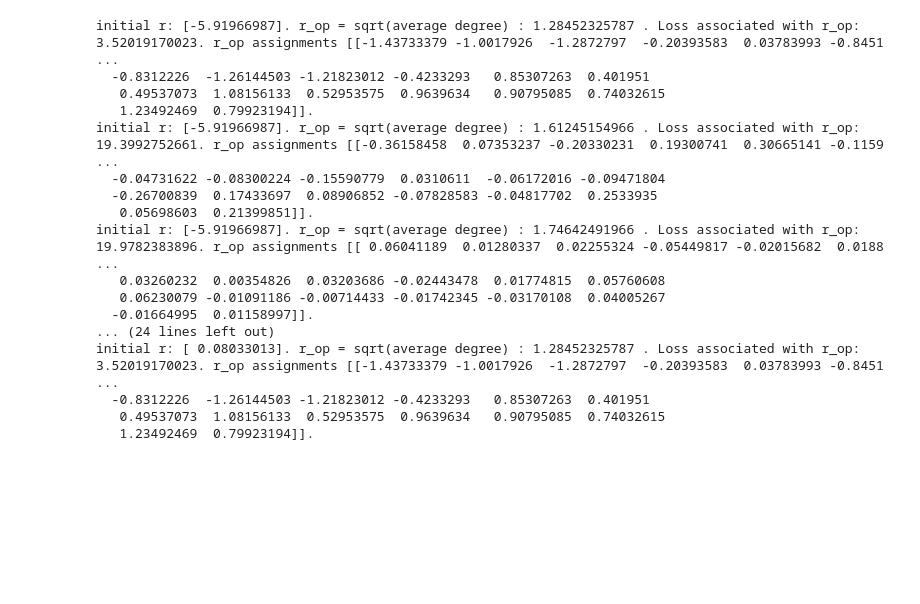
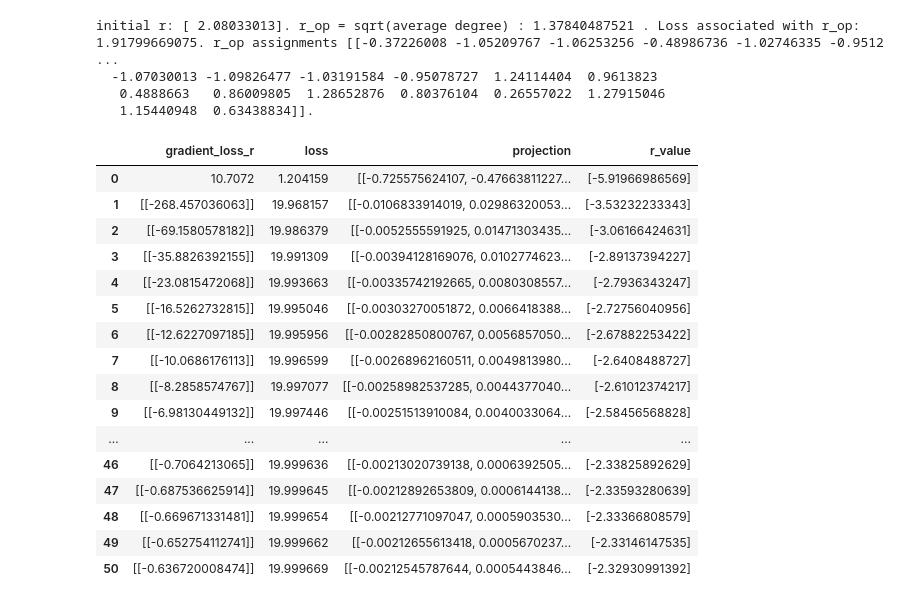
Before and after one commit to lishali/clusternet, a Jupyter notebook: csv_performance.ipynb, the cells around one changed output. Cells and saved outputs as stored; diff of their text form; code cells hidden in the pictures; blank space fills up the shorter version.

```diff
--- a/csv_performance.ipynb
+++ b/csv_performance.ipynb
@@ -80,7 +81,6 @@ def test_svm_cluster(communities = 2, group_size = 10, seed=1, seed_r=1, p=0.8,
 
 
     BH = (tf.square(r)-1)*tf.diag(tf.ones(shape=[communities*group_size], dtype=tf.float64))-tf.mul(r, B)+Diag
-
 
     with tf.Session() as sess:
         g = tf.get_default_graph()
@@ -132,15 +132,10 @@ def test_svm_cluster(communities = 2, group_size = 10, seed=1, seed_r=1, p=0.8,
 
             sess.run(init)
             a,b,c,d= sess.run([r, r_op, r_op_loss, tf.transpose(r_op_projection_a)])
-            a_lst = []
-            b_lst = []
-            c_lst = []
-            d_lst = []
-
-            a_lst.append(a)
-            b_lst.append(b)
-            c_lst.append(c)
-            d_lst.append(d)
+            a_lst = [a]
+            b_lst = [b]
+            c_lst = [c]
+            d_lst = [d]
 
             print "initial r: {}. r_op = sqrt(average degree) : {} . Loss associated with r_op: {}. r_op assignments {}.".format(a, b, c, d)
             for i in range(iterations):
@@ -169,18 +164,15 @@ def test_svm_cluster(communities = 2, group_size = 10, seed=1, seed_r=1, p=0.8,
     d.to_csv("/Users/xiangli/Desktop/clusternet/plot_data/r{}rate{}p{}q{}iterations{}step{}.csv".format(mean, l_rate, p, q, iterations, print_ratio))
     return  d
 # %%
-
 r_list = [i for i in range(-6, 7, 2)]
-p_q_pairs = [(0.4, 0.05), (0.4,0.2), (0.4, 0.3)]
-l_rate_lst = [10**(-i)/3 for i in range(3, 6, 1)]
-
-
-l_rate_dic = {i: l_rate_lst[i] for i in range(len(l_rate_lst))}
-r_list_dic = {i: r_list[i] for i in range(len(r_list))}
-pq_pairs_dict = {i: p_q_pairs[i] for i in range(len(p_q_pairs))}
+p_q_pairs = [(0.3, 0.05)]
+l_rate_lst = [10**(-i)/3 for i in range(3, 5, 1)]
 # %%
+tmp = {}
 for l in range(len(l_rate_lst)):
     for k in range(len(r_list)):
         for j in range(len(p_q_pairs)):
-            print l_rate_lst[l], r_list[k], p_q_pairs[j]
+            tmp["{}{}{}".format(l,k,j)] = test_svm_cluster(communities = 2, group_size = 10, seed=100, seed_r=2000, p=p_q_pairs[j][0],
+                               q=p_q_pairs[j][1], name='grassman_with_2d', projection_dim=2, iterations=500,
+                     print_ratio=10, l_rate=l_rate_lst[l], mean=r_list[k], sd=0.2)
 # %% [output]
@@ -204,25 +196,29 @@ for l in range(len(l_rate_lst)):
 # %%
-for l in range(len(l_rate_lst)):
-    for k in range(len(r_list)):
-        for j in range(len(p_q_pairs)):
-            test_svm_cluster(communities = 2, group_size = 10, seed=100, seed_r=2000, p=p_q_pairs[j][0],
-                               q=p_q_pairs[j][1], name='grassman_with_2d', projection_dim=2, iterations=5000,
-                     print_ratio=100, l_rate=l_rate_lst[l], mean=r_list[k], sd=0.2)
+d = test_svm_cluster(communities = 2, group_size = 10, seed=100, seed_r=2000, p=p_q_pairs[j][0],
+                               q=p_q_pairs[j][1], name='grassman_with_2d', projection_dim=2, iterations=500,
+                     print_ratio=10, l_rate=l_rate_lst[l], mean=r_list[k], sd=0.2)
 # %% [output]
-initial r: [-5.91966987]. r_op = sqrt(average degree) : 1.28452325787 . Loss associated with r_op: 3.52019170023. r_op assignments [[-1.43733379 -1.0017926  -1.2872797  -0.20393583  0.03783993 -0.8451 ...
-  -0.8312226  -1.26144503 -1.21823012 -0.4233293   0.85307263  0.401951
-   0.49537073  1.08156133  0.52953575  0.9639634   0.90795085  0.74032615
-   1.23492469  0.79923194]].
-initial r: [-5.91966987]. r_op = sqrt(average degree) : 1.61245154966 . Loss associated with r_op: 19.3992752661. r_op assignments [[-0.36158458  0.07353237 -0.20330231  0.19300741  0.30665141 -0.1159 ...
-  -0.04731622 -0.08300224 -0.15590779  0.0310611  -0.06172016 -0.09471804
-  -0.26700839  0.17433697  0.08906852 -0.07828583 -0.04817702  0.2533935
-   0.05698603  0.21399851]].
-initial r: [-5.91966987]. r_op = sqrt(average degree) : 1.74642491966 . Loss associated with r_op: 19.9782383896. r_op assignments [[ 0.06041189  0.01280337  0.02255324 -0.05449817 -0.02015682  0.0188 ...
-   0.03260232  0.00354826  0.03203686 -0.02443478  0.01774815  0.05760608
-   0.06230079 -0.01091186 -0.00714433 -0.01742345 -0.03170108  0.04005267
-  -0.01664995  0.01158997]].
-... (24 lines left out)
-initial r: [ 0.08033013]. r_op = sqrt(average degree) : 1.28452325787 . Loss associated with r_op: 3.52019170023. r_op assignments [[-1.43733379 -1.0017926  -1.2872797  -0.20393583  0.03783993 -0.8451 ...
-  -0.8312226  -1.26144503 -1.21823012 -0.4233293   0.85307263  0.401951
-   0.49537073  1.08156133  0.52953575  0.9639634   0.90795085  0.74032615
-   1.23492469  0.79923194]].
+initial r: [ 2.08033013]. r_op = sqrt(average degree) : 1.37840487521 . Loss associated with r_op: 1.91799669075. r_op assignments [[-0.37226008 -1.05209767 -1.06253256 -0.48986736 -1.02746335 -0.9512 ...
+  -1.07030013 -1.09826477 -1.03191584 -0.95078727  1.24114404  0.9613823
+   0.4888663   0.86009805  1.28652876  0.80376104  0.26557022  1.27915046
+   1.15440948  0.63438834]].
+# %%
+tmp["000"]
+# %% [output]
+|  | gradient_loss_r | loss | projection | r_value |
+| 0 | 10.7072 | 1.204159 | [[-0.725575624107, -0.47663811227... | [-5.91966986569] |
+| 1 | [[-268.457036063]] | 19.968157 | [[-0.0106833914019, 0.02986320053... | [-3.53232233343] |
+| 2 | [[-69.1580578182]] | 19.986379 | [[-0.0052555591925, 0.01471303435... | [-3.06166424631] |
+| 3 | [[-35.8826392155]] | 19.991309 | [[-0.00394128169076, 0.0102774623... | [-2.89137394227] |
+| 4 | [[-23.0815472068]] | 19.993663 | [[-0.00335742192665, 0.0080308557... | [-2.7936343247] |
+| 5 | [[-16.5262732815]] | 19.995046 | [[-0.00303270051872, 0.0066418388... | [-2.72756040956] |
+| 6 | [[-12.6227097185]] | 19.995956 | [[-0.00282850800767, 0.0056857050... | [-2.67882253422] |
+| 7 | [[-10.0686176113]] | 19.996599 | [[-0.00268962160511, 0.0049813980... | [-2.6408488727] |
+| 8 | [[-8.2858574767]] | 19.997077 | [[-0.00258982537285, 0.0044377040... | [-2.61012374217] |
+| 9 | [[-6.98130449132]] | 19.997446 | [[-0.00251513910084, 0.0040033064... | [-2.58456568828] |
+| ... | ... | ... | ... | ... |
+| 46 | [[-0.7064213065]] | 19.999636 | [[-0.00213020739138, 0.0006392505... | [-2.33825892629] |
+| 47 | [[-0.687536625914]] | 19.999645 | [[-0.00212892653809, 0.0006144138... | [-2.33593280639] |
+| 48 | [[-0.669671331481]] | 19.999654 | [[-0.00212771097047, 0.0005903530... | [-2.33366808579] |
+| 49 | [[-0.652754112741]] | 19.999662 | [[-0.00212655613418, 0.0005670237... | [-2.33146147535] |
+| 50 | [[-0.636720008474]] | 19.999669 | [[-0.00212545787644, 0.0005443846... | [-2.32930991392] |
```
Also changed, not shown: parts of 4 cells of this notebook, 3 other files.
